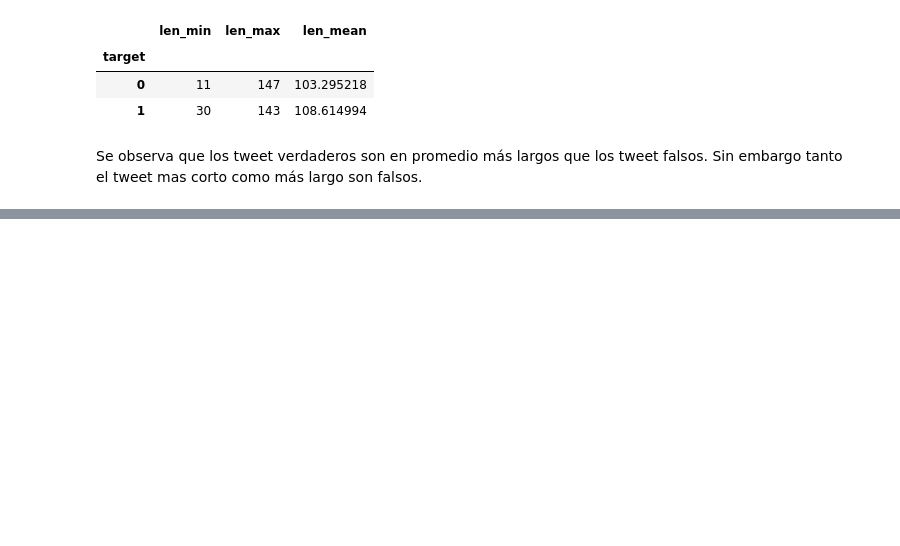
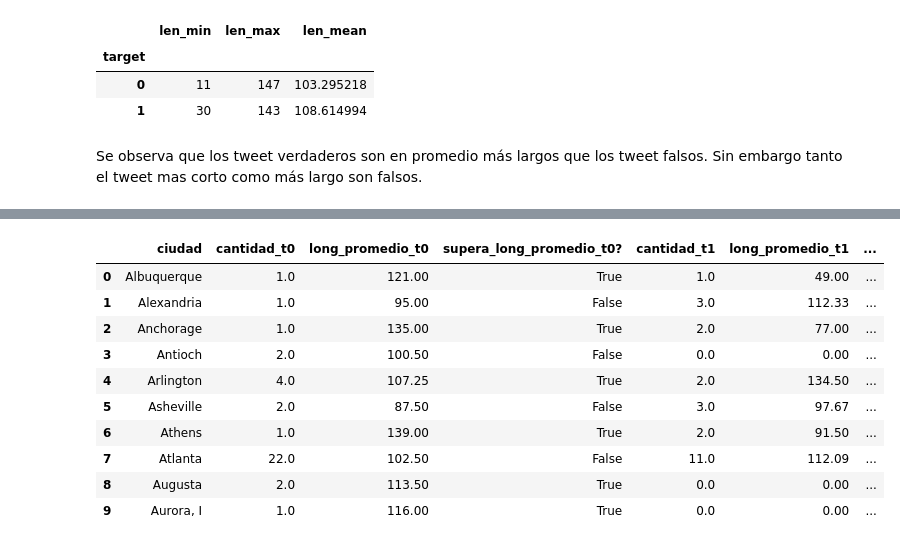
Before and after one commit to Filyank/Datavid-20, a Jupyter notebook: TP1-1c2020/AEUSA.ipynb, the cells around one changed output, grey strips where cells are left out. Saved outputs shown, nothing was run; the diff lists cells and outputs as text; code cells hidden in the pictures; blank space fills up the shorter version.

```diff
--- a/TP1-1c2020/AEUSA.ipynb
+++ b/TP1-1c2020/AEUSA.ipynb
@@ -446,0 +468,40 @@ Cuando hablamos de keyword nos referimos a palabras clave que se mencionan en el
+# %%
+#Promedio por ciudad y target
+totales= tweets_por_ciudad.groupby(['located','target']).agg({'len':['sum','count']})
+totales.columns=['suma','cantidad']
+totales['promedio']=(totales['suma']/totales['cantidad']).round(2)
+totales.reset_index(inplace=True)
+totales['supera_promedio?']= totales.apply(lambda x: supera_promedio(x.target,x.promedio),axis=1)
+totales.drop(columns=['suma'],inplace=True)
+
+
+totales= totales[totales['target']==0].merge(totales[totales['target']==1],left_on='located',right_on='located',how='outer')
+
+totales.rename(columns = {
+    'located':'ciudad',\
+    'target_x':'target_t0',\
+    'cantidad_x':'cantidad_t0',\
+    'promedio_x':'long_promedio_t0',\
+    'supera_promedio?_x':'supera_long_promedio_t0?',\
+    'target_y':'target_t1',\
+    'cantidad_y':'cantidad_t1',\
+    'promedio_y':'long_promedio_t1',\
+    'supera_promedio?_y':'supera_long_promedio_t1?'},inplace=True)
+totales.drop(columns=['target_t0','target_t1'],inplace=True)
+
+totales['supera_long_promedio_t0?']=totales['supera_long_promedio_t0?'].fillna('False')
+totales['supera_long_promedio_t1?']=totales['supera_long_promedio_t1?'].fillna('False')
+totales.fillna(0,inplace=True)
+totales.head(10)
+# %% [output]
+|  | ciudad | cantidad_t0 | long_promedio_t0 | supera_long_promedio_t0? | cantidad_t1 | long_promedio_t1 | ... |
+| 0 | Albuquerque | 1.0 | 121.00 | True | 1.0 | 49.00 | ... |
+| 1 | Alexandria | 1.0 | 95.00 | False | 3.0 | 112.33 | ... |
+| 2 | Anchorage | 1.0 | 135.00 | True | 2.0 | 77.00 | ... |
+| 3 | Antioch | 2.0 | 100.50 | False | 0.0 | 0.00 | ... |
+| 4 | Arlington | 4.0 | 107.25 | True | 2.0 | 134.50 | ... |
+| 5 | Asheville | 2.0 | 87.50 | False | 3.0 | 97.67 | ... |
+| 6 | Athens | 1.0 | 139.00 | True | 2.0 | 91.50 | ... |
+| 7 | Atlanta | 22.0 | 102.50 | False | 11.0 | 112.09 | ... |
+| 8 | Augusta | 2.0 | 113.50 | True | 0.0 | 0.00 | ... |
+| 9 | Aurora, I | 1.0 | 116.00 | True | 0.0 | 0.00 | ... |
```
Also changed, not shown: parts of 29 cells of this notebook.
